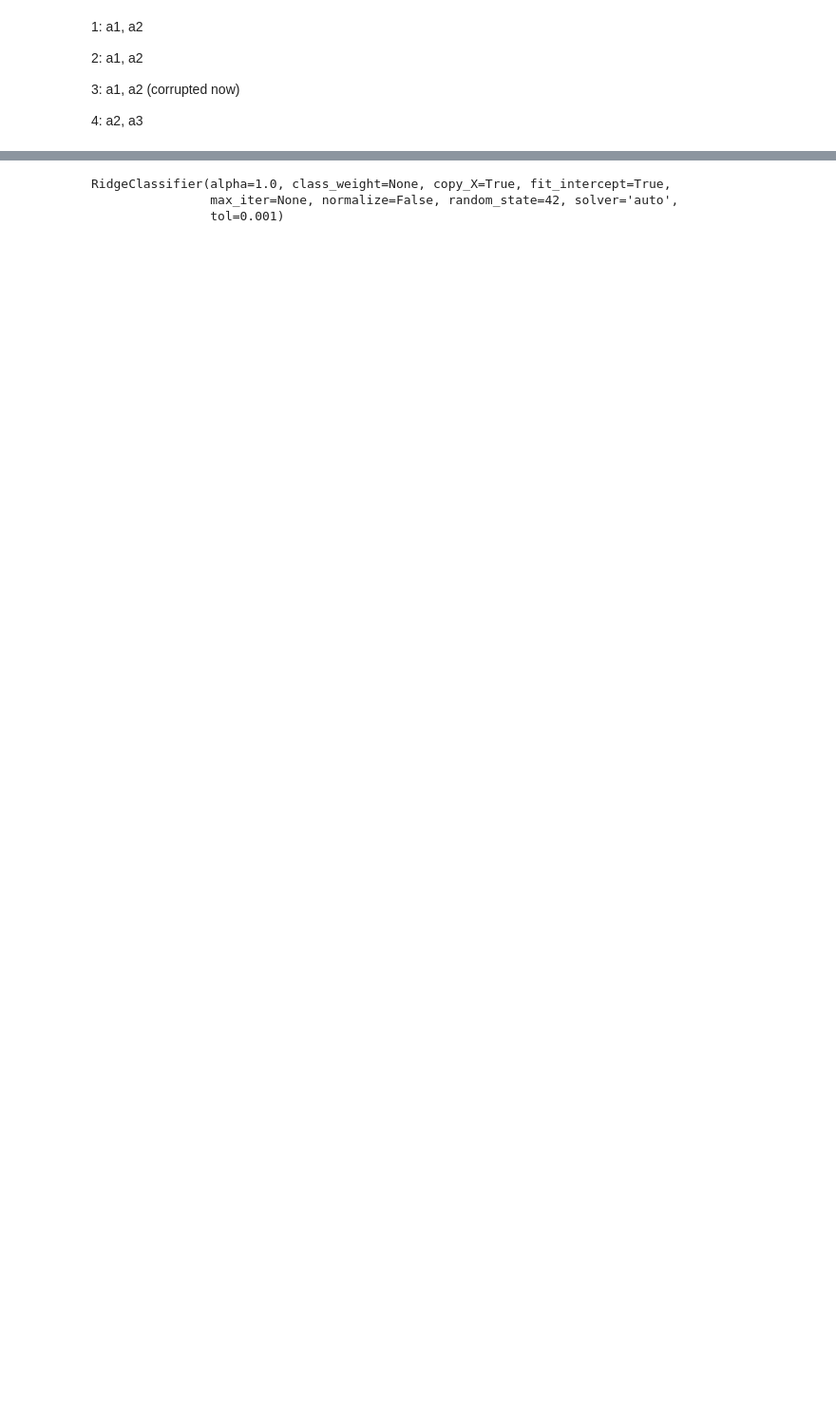
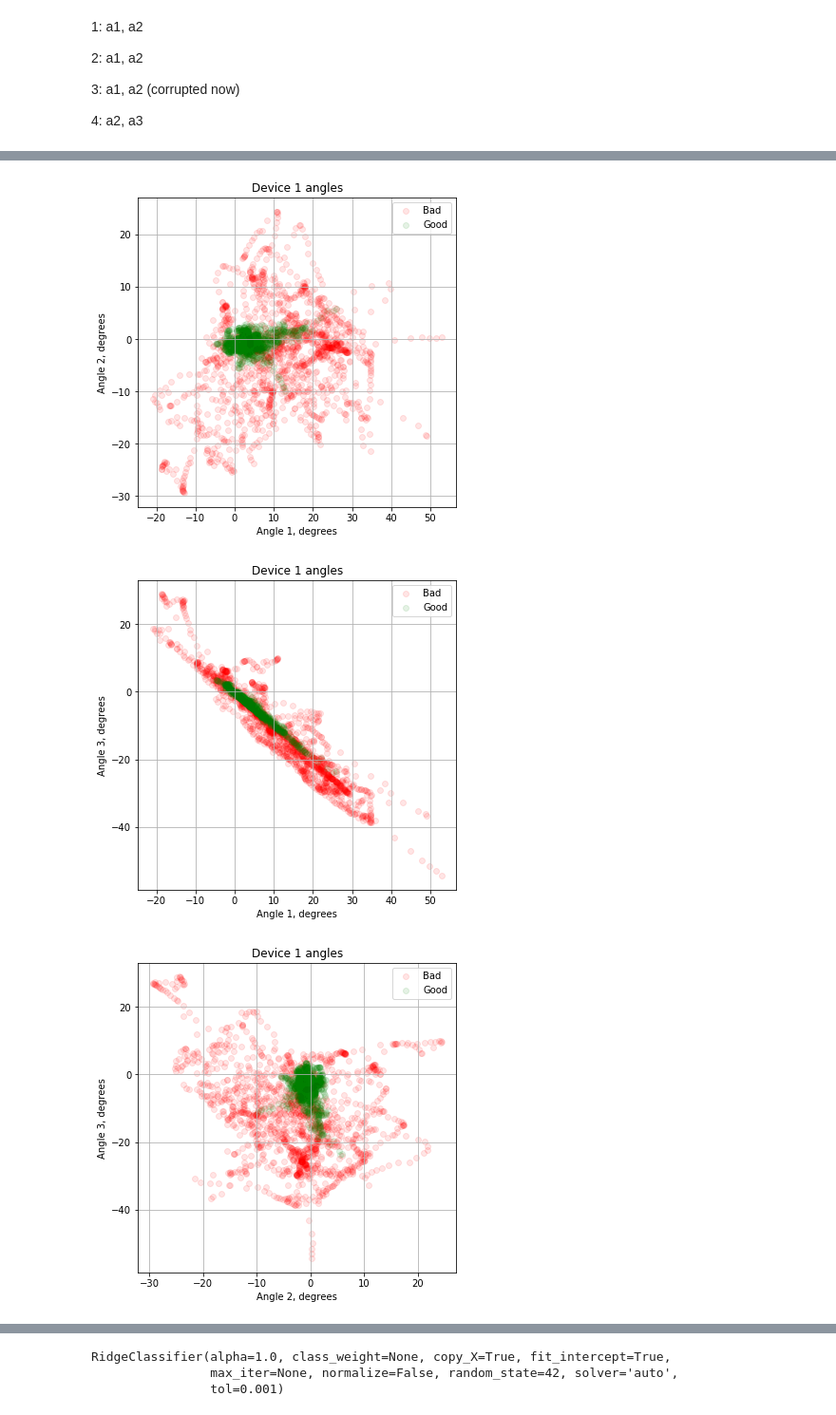
Before and after one commit to DT6A/MithrilData, a Jupyter notebook: MithrilNotebook.ipynb, the cells around one changed output, grey strips where cells are left out. Shown at 95% size. Saved outputs shown, nothing was run; the diff lists cells and outputs as text; code cells hidden in the pictures; blank space fills up the shorter version.

```diff
--- a/MithrilNotebook.ipynb
+++ b/MithrilNotebook.ipynb
@@ -85,9 +88,11 @@ data[data.y == 1].describe()
 # %%
-def plot_scatter(x, y, c, title=None, xlabel='', ylabel=''):
-    plt.figure(figsize=(6, 6))
-    plt.scatter(x, y, c=c, alpha=0.5)
+def plot_scatter(x, y, c, title=None, xlabel='', ylabel='', plot_size=(6, 6)):
+    plt.figure(figsize=plot_size)
+    plt.scatter(x[c == 0], y[c == 0], c='red', alpha=0.1, label='Bad')
+    plt.scatter(x[c == 1], y[c == 1], c='green', alpha=0.1, label='Good')
     plt.title(title)
     plt.grid()
+    plt.legend()
     plt.xlabel(xlabel)
     plt.ylabel(ylabel)
     plt.show()
@@ -144,0 +175,7 @@ plot_device_data(4)
+# %%
+for i in [1, 2, 4]:
+    plot_device_data(i)
+# %% [output]
+[figure, added]
+[figure, added]
+[figure, added]
```
Also changed, not shown: parts of 41 cells of this notebook.
